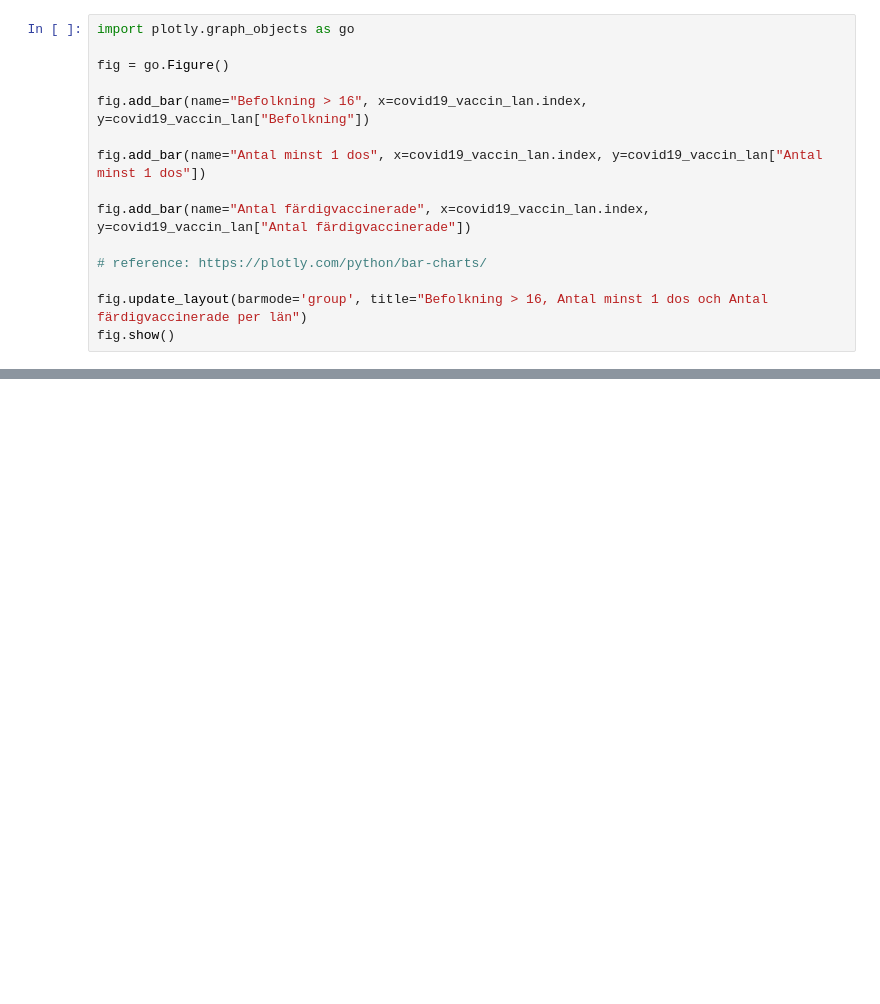
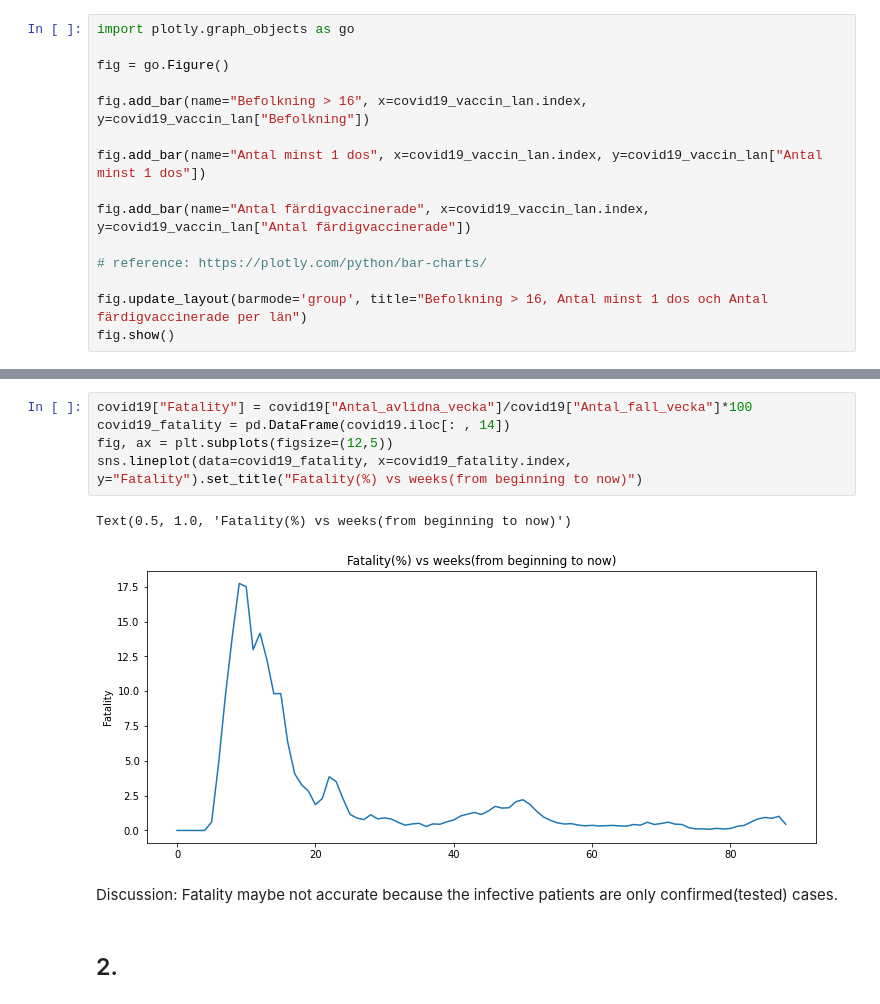
Before and after one commit to cooperhankun/DataBehandling-KunHan, a Jupyter notebook: Labs/lab1.ipynb, the cells around one changed output, grey strips where cells are left out. Cells and saved outputs as stored; diff of their text form; blank space fills up the shorter version.

Commit message:
fatality added

```diff
--- a/Labs/lab1.ipynb
+++ b/Labs/lab1.ipynb
@@ -155,0 +161,12 @@ fig.show()
+# %%
+covid19["Fatality"] = covid19["Antal_avlidna_vecka"]/covid19["Antal_fall_vecka"]*100
+covid19_fatality = pd.DataFrame(covid19.iloc[: , 14])
+fig, ax = plt.subplots(figsize=(12,5))
+sns.lineplot(data=covid19_fatality, x=covid19_fatality.index, y="Fatality").set_title("Fatality(%) vs weeks(from beginning to now)")
+# %% [output]
+Text(0.5, 1.0, 'Fatality(%) vs weeks(from beginning to now)')
+[figure, added]
+# %% [markdown]
+Discussion: Fatality maybe not accurate because the infective patients are only confirmed(tested) cases.
+# %% [markdown]
+## 2.
```
Also changed, not shown: parts of 2 cells of this notebook, 1 other file.
